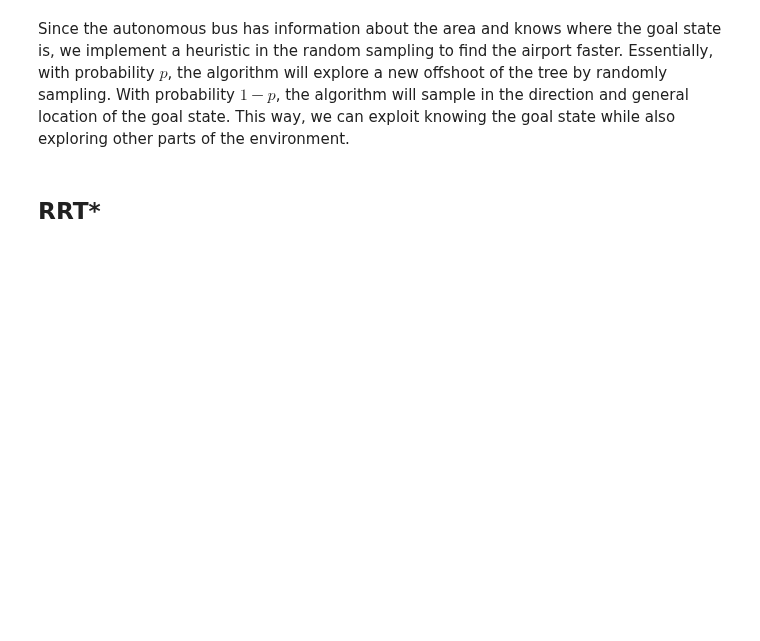
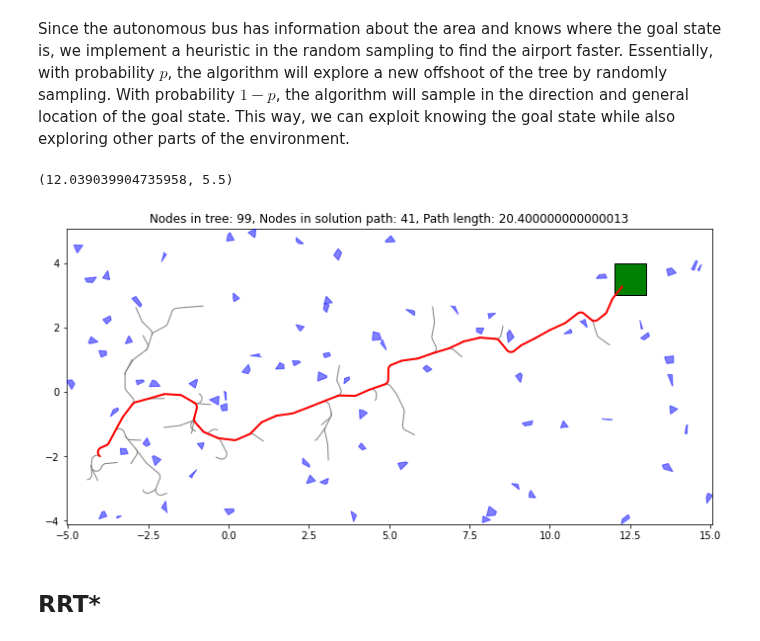
Before and after one commit to ersolog/6.877-16.413, a Jupyter notebook: code.ipynb, the cells around one changed output. Saved outputs shown, nothing was run; the diff lists cells and outputs as text; code cells hidden in the pictures; blank space fills up the shorter version.

```diff
--- a/code.ipynb
+++ b/code.ipynb
@@ -371,8 +369,11 @@ def RRT_goal_directed(bounds, end_region, turning_radius, p=0.7):
                random.uniform(0, turning_radius * 180/np.pi))
     return rand_pt
 # %%
-goal_directed_path = print_time(lambda: rrt(bounds, roadmap_env, start, radius, goal_region, RRT_goal_directed,
-                         step_size=0.01, turning_radius = np.pi/20, d=0.5))
+goal_directed_path = rrt(bounds, roadmap_env, start, radius, goal_region, RRT_goal_directed,
+                         step_size=0.01, turning_radius = np.pi/20, d=0.5)
+# %% [output]
+(12.039039904735958, 5.5)
+[figure, added]
 # %% [markdown]
 ## RRT*
 # %% [markdown]
```
Also changed, not shown: parts of 18 cells of this notebook.
